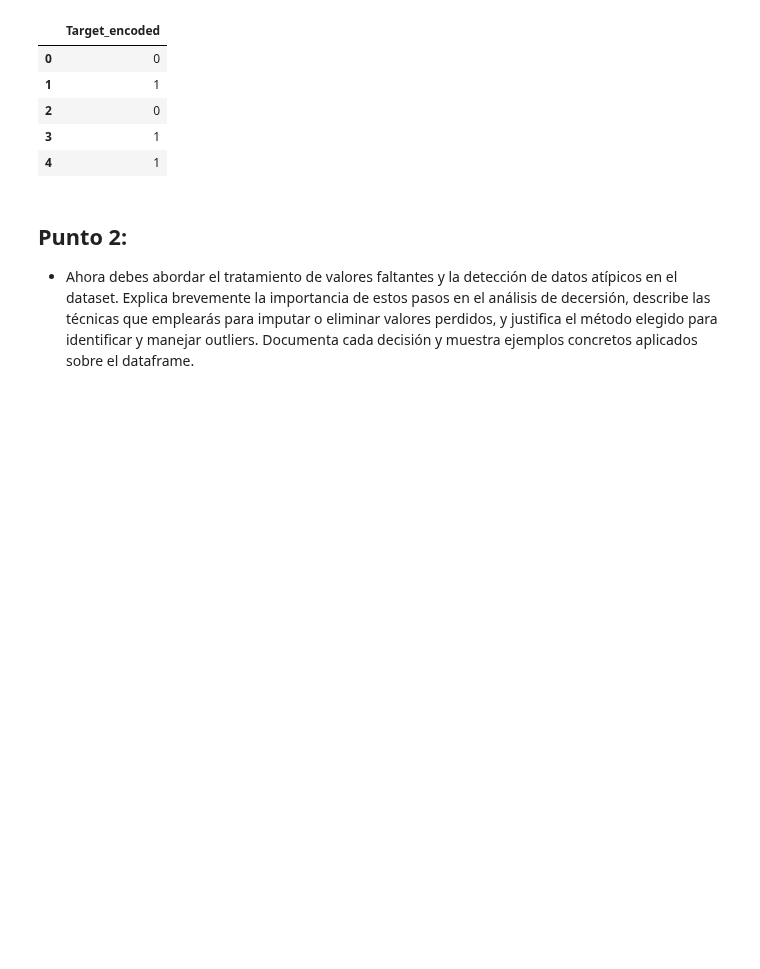
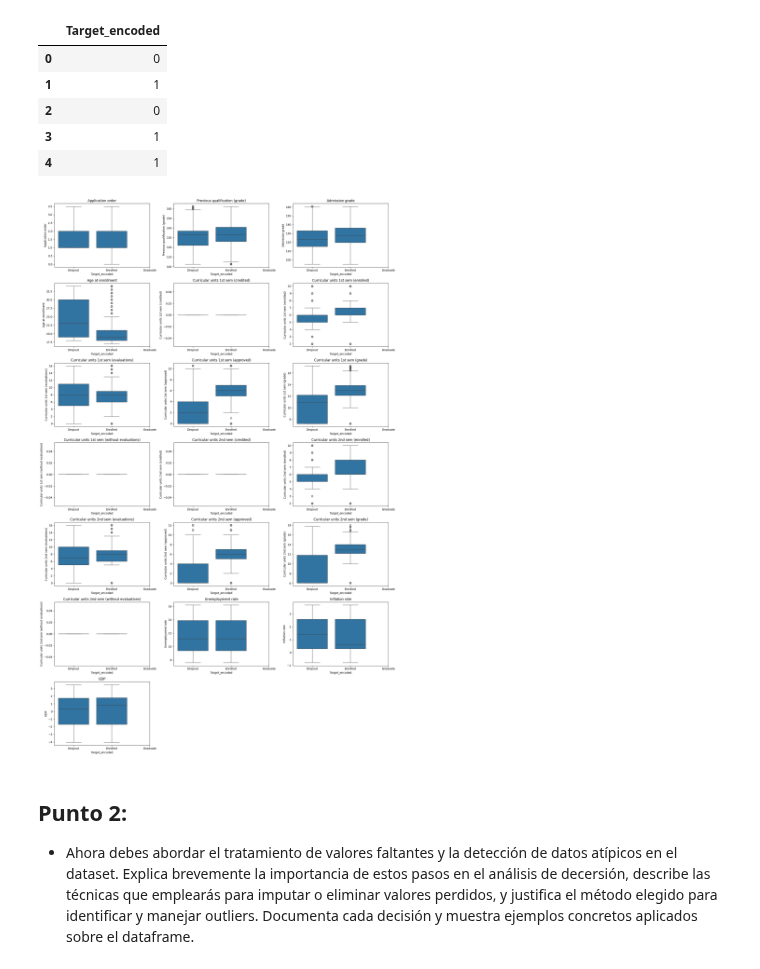
Before and after one commit to LeMarsito02/parcial1analitica, a Jupyter notebook: 01_Parcial_Desercion_(SantiagoPena_SofiaDaza).ipynb, the cells around one changed output. Drawn from its saved outputs; the diff is of its cells as text; code cells hidden in the pictures; blank space fills up the shorter version.

```diff
--- a/01_Parcial_Desercion_(SantiagoPena_SofiaDaza).ipynb
+++ b/01_Parcial_Desercion_(SantiagoPena_SofiaDaza).ipynb
@@ -264,6 +264,26 @@ preprocess = ColumnTransformer(
     ],
     remainder="drop"
 )
+# %%
+import matplotlib.pyplot as plt
+import seaborn as sns
+import math
+
+n_cols = 3
+n_rows = math.ceil(len(numeric_cols) / n_cols)
+
+plt.figure(figsize=(18, n_rows * 4))
+
+for i, col in enumerate(numeric_cols, 1):
+    plt.subplot(n_rows, n_cols, i)
+    sns.boxplot(x="Target_encoded", y=col, data=df)
+    plt.title(col)
+    plt.xticks([0,1,2], ["Dropout", "Enrolled", "Graduate"])
+
+plt.tight_layout()
+plt.show()
+# %% [output]
+[figure, added]
 # %% [markdown]
 ## Punto 2:
 
```
Also changed, not shown: parts of 2 cells of this notebook.
